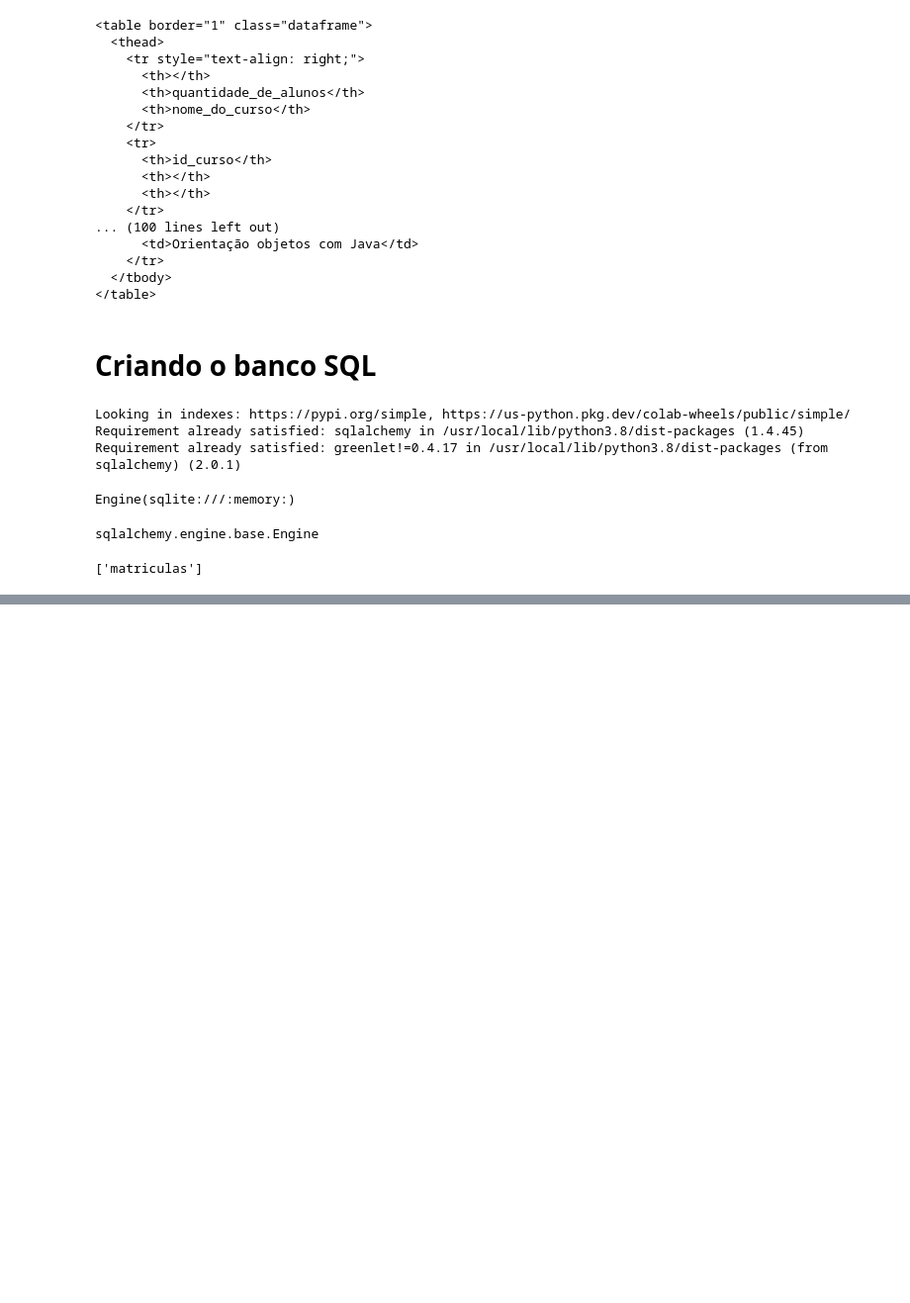
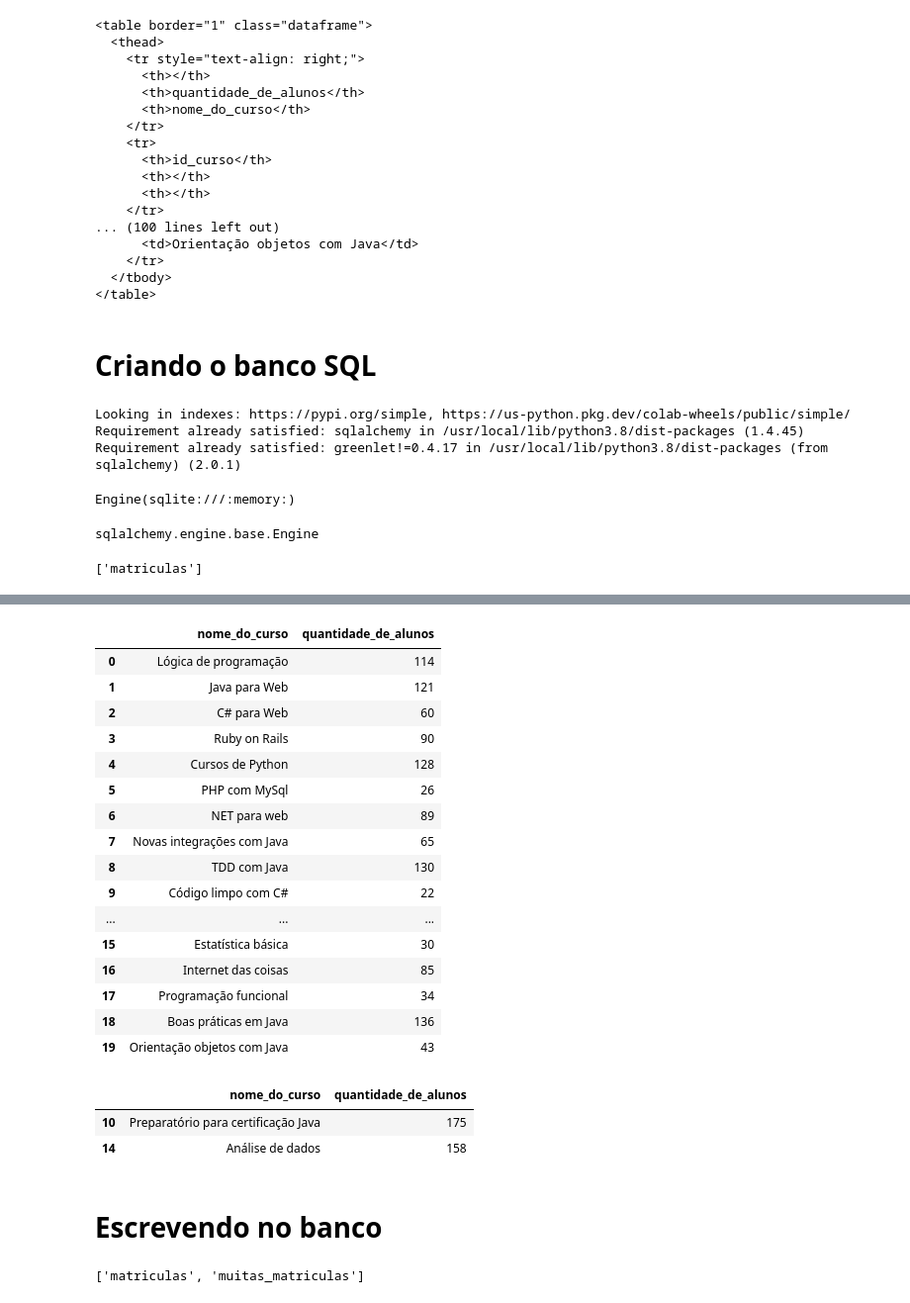
Before and after one commit to GabrielTB1/Pandas-IO, a Jupyter notebook: Pandas_IO.ipynb, the cells around one changed output, grey strips where cells are left out. Shown: that part at 99% size. Saved outputs shown, nothing was run; the diff lists cells and outputs as text; code cells hidden in the pictures; blank space fills up the shorter version.

Commit message:
Buscando dados no SQL

```diff
--- a/Pandas_IO.ipynb
+++ b/Pandas_IO.ipynb
@@ -401,0 +414,20 @@ print(inspector.get_table_names()) # Exibindo as tabelas com o inspecto
+# %%
+pd.read_sql_table('matriculas', engine, columns = ['nome_do_curso', 'quantidade_de_alunos'])
+# %% [output]
+|  | nome_do_curso | quantidade_de_alunos |
+| 0 | Lógica de programação | 114 |
+| 1 | Java para Web | 121 |
+| 2 | C# para Web | 60 |
+| 3 | Ruby on Rails | 90 |
+| 4 | Cursos de Python | 128 |
+| 5 | PHP com MySql | 26 |
+| 6 | NET para web | 89 |
+| 7 | Novas integrações com Java | 65 |
+| 8 | TDD com Java | 130 |
+| 9 | Código limpo com C# | 22 |
+| ... | ... | ... |
+| 15 | Estatística básica | 30 |
+| 16 | Internet das coisas | 85 |
+| 17 | Programação funcional | 34 |
+| 18 | Boas práticas em Java | 136 |
+| 19 | Orientação objetos com Java | 43 |
@@ -401,0 +438,8 @@ print(inspector.get_table_names()) # Exibindo as tabelas com o inspecto
+# %%
+muitas_mattriculas
+# %% [output]
+|  | nome_do_curso | quantidade_de_alunos |
+| 10 | Preparatório para certificação Java | 175 |
+| 14 | Análise de dados | 158 |
+# %% [markdown]
+# Escrevendo no banco
@@ -401,0 +448,5 @@ print(inspector.get_table_names()) # Exibindo as tabelas com o inspecto
+# %%
+inspector = inspect(engine)
+print(inspector.get_table_names())
+# %% [output]
+['matriculas', 'muitas_matriculas']
```
Also changed, not shown: parts of 6 cells of this notebook.
